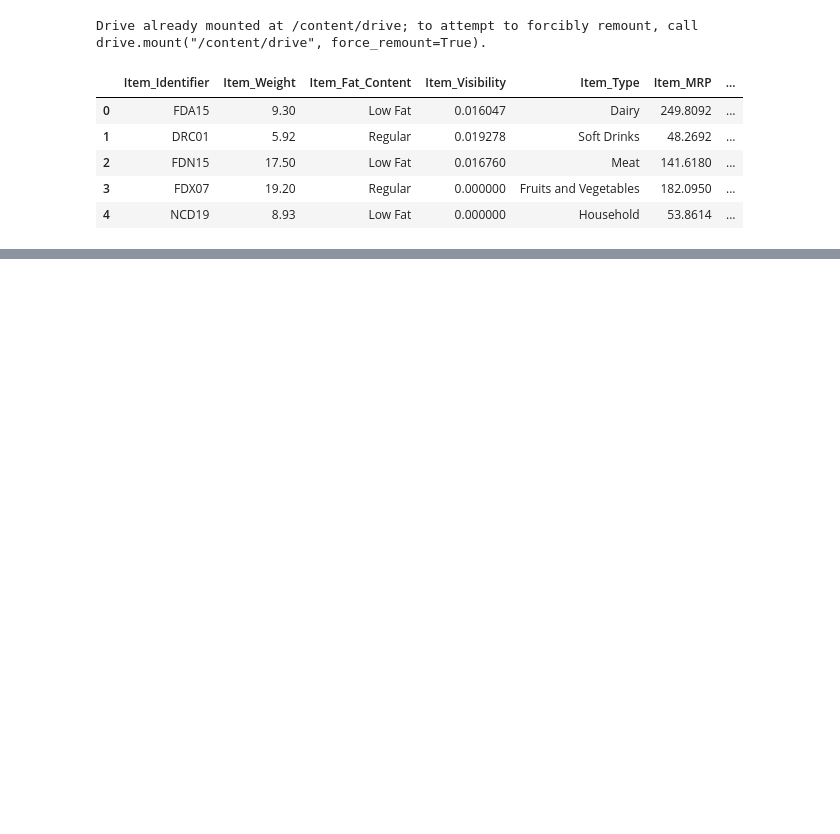
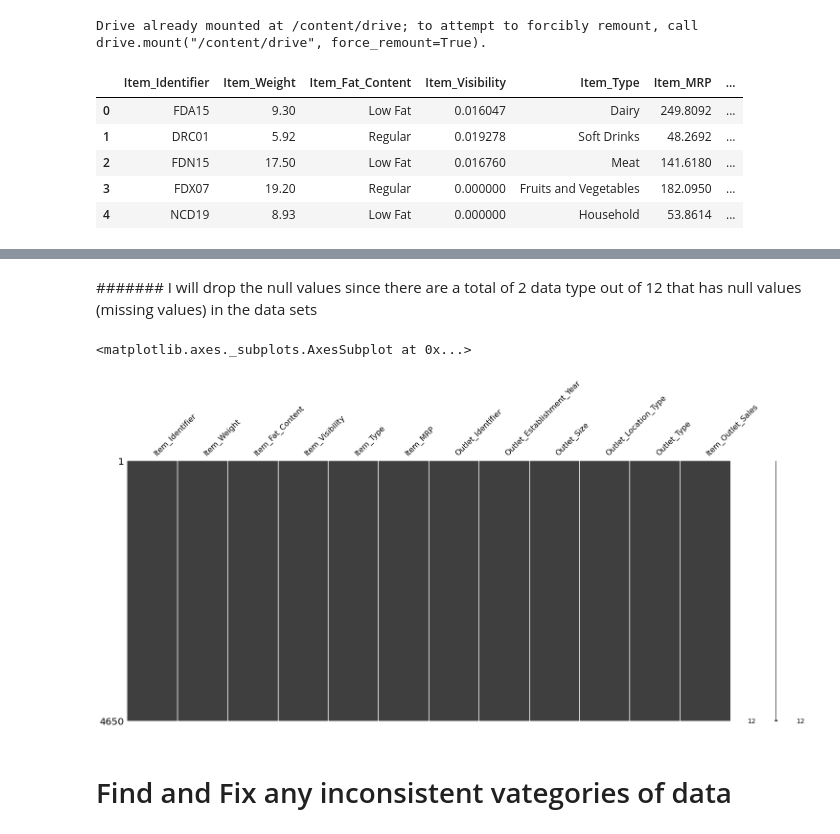
Before and after one commit to erick-huang15/Food-Sales-Predictions, a Jupyter notebook: Food_Sales_Prediction.ipynb, the cells around one changed output, grey strips where cells are left out. Drawn from its saved outputs; the diff is of its cells as text; code cells hidden in the pictures; blank space fills up the shorter version.

```diff
--- a/Food_Sales_Prediction.ipynb
+++ b/Food_Sales_Prediction.ipynb
@@ -20,0 +86,11 @@ data.head()
+# %% [markdown]
+####### I will drop the null values since there are a total of 2 data type out of 12 that has null values (missing values) in the data sets
+# %%
+import missingno
+data_clean = data.dropna(subset=['Item_Weight','Outlet_Size'],how='any')
+missingno.matrix(data_clean)
+# %% [output]
+<matplotlib.axes._subplots.AxesSubplot at 0x...>
+[figure, added]
+# %% [markdown]
+# Find and Fix any inconsistent vategories of data
```
Also changed, not shown: parts of 8 cells of this notebook.
